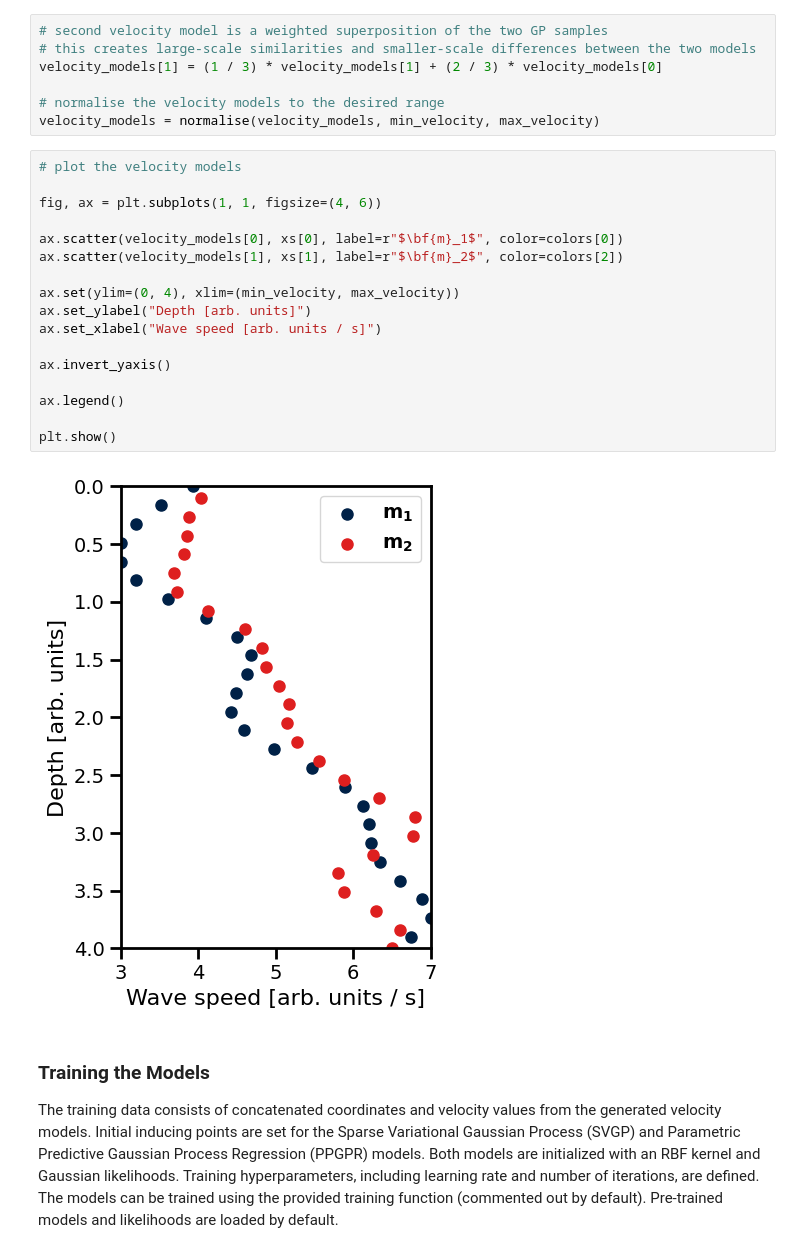
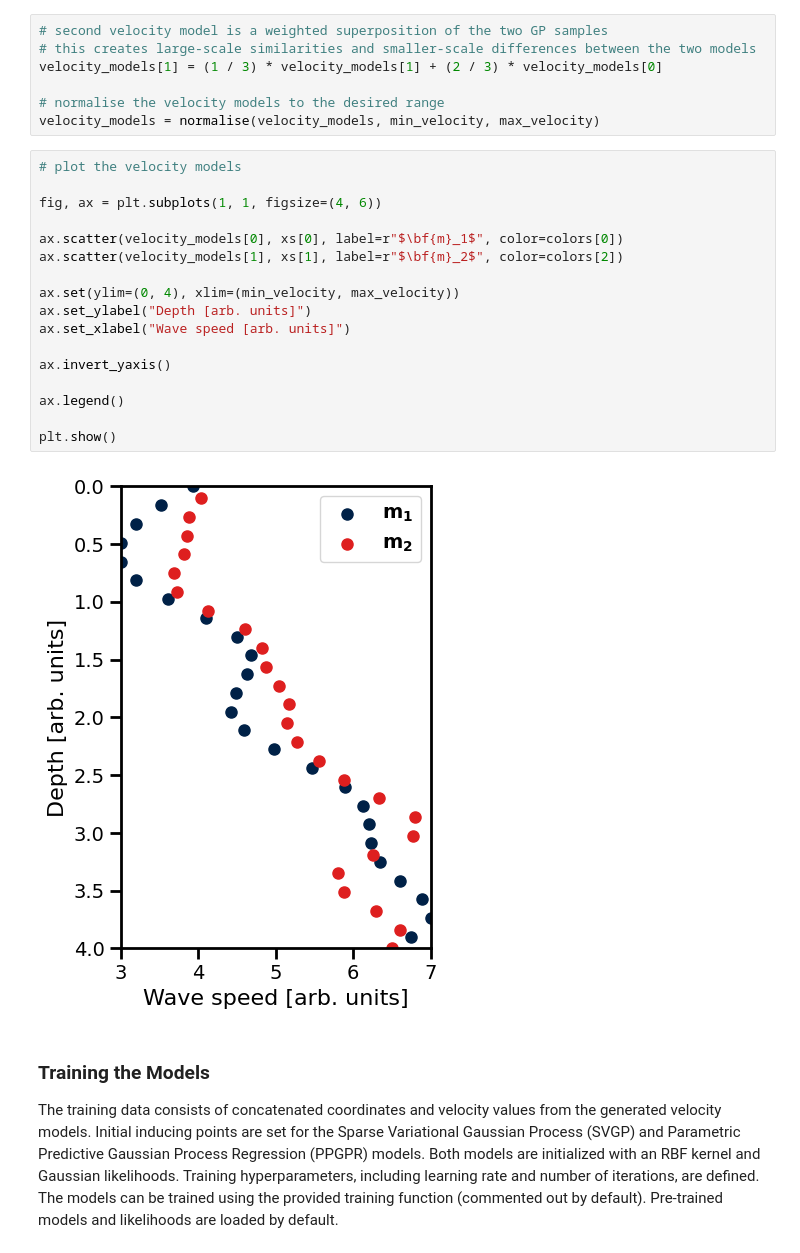
Before and after one commit to sscivier/gp-prob-earthquake-shaking, a Jupyter notebook: workflow.ipynb, the cells around one changed output. Cells and saved outputs as stored; diff of their text form.

```diff
--- a/workflow.ipynb
+++ b/workflow.ipynb
@@ -123,22 +123,22 @@ velocity_models = normalise(velocity_models, min_velocity, max_velocity)
 # %%
 # plot the velocity models
 
 fig, ax = plt.subplots(1, 1, figsize=(4, 6))
 
 ax.scatter(velocity_models[0], xs[0], label=r"$\bf{m}_1$", color=colors[0])
 ax.scatter(velocity_models[1], xs[1], label=r"$\bf{m}_2$", color=colors[2])
 
 ax.set(ylim=(0, 4), xlim=(min_velocity, max_velocity))
 ax.set_ylabel("Depth [arb. units]")
-ax.set_xlabel("Wave speed [arb. units / s]")
+ax.set_xlabel("Wave speed [arb. units]")
 
 ax.invert_yaxis()
 
 ax.legend()
 
 plt.show()
 # %% [output]
-[figure, old version]
+[figure, new version]
 # %% [markdown]
 ### Training the Models
 
```
Also changed, not shown: parts of 2 cells of this notebook, 5 other files.
